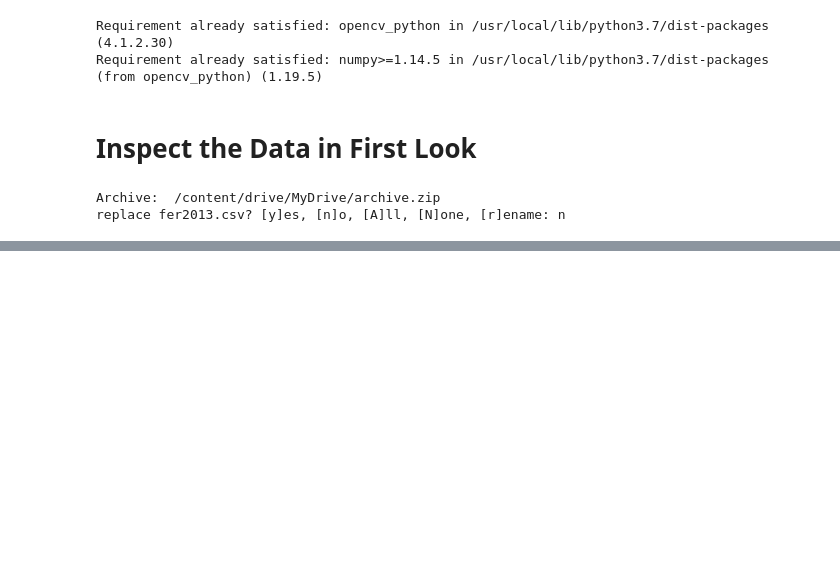
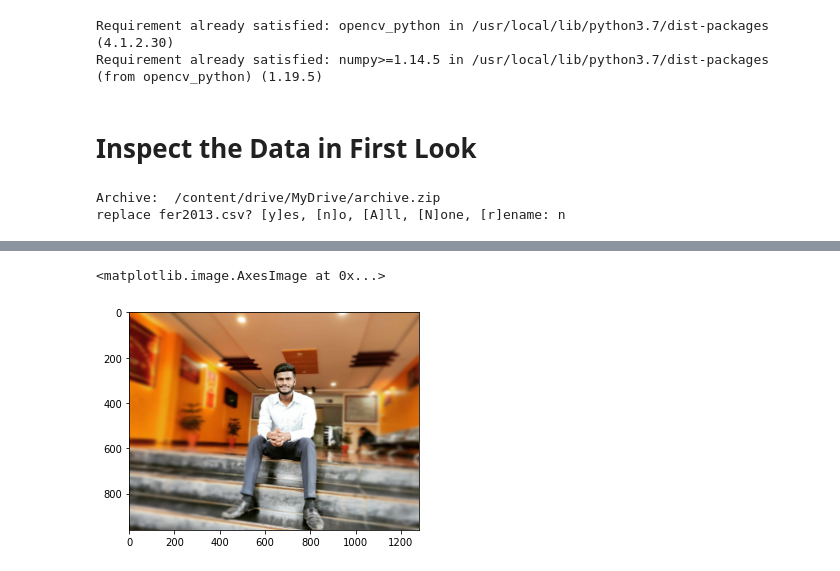
Before and after one commit to pranilthorat/Face-Emotion-Recognition, a Jupyter notebook: GITHUB_capstone_project_5_face_emotion_recognition.ipynb, the cells around one changed output, grey strips where cells are left out. Drawn from its saved outputs; the diff is of its cells as text; code cells hidden in the pictures; blank space fills up the shorter version.

```diff
--- a/GITHUB_capstone_project_5_face_emotion_recognition.ipynb
+++ b/GITHUB_capstone_project_5_face_emotion_recognition.ipynb
@@ -126,0 +138,6 @@ img_array=cv2.imread('/content/drive/MyDrive/archive.zip/img.jpg')
+# %%
+#changing the color rgb
+plt.imshow(cv2.cvtColor(img_array,cv2.COLOR_BGR2RGB))
+# %% [output]
+<matplotlib.image.AxesImage at 0x...>
+[figure, added]
```
Also changed, not shown: parts of 13 cells of this notebook.
